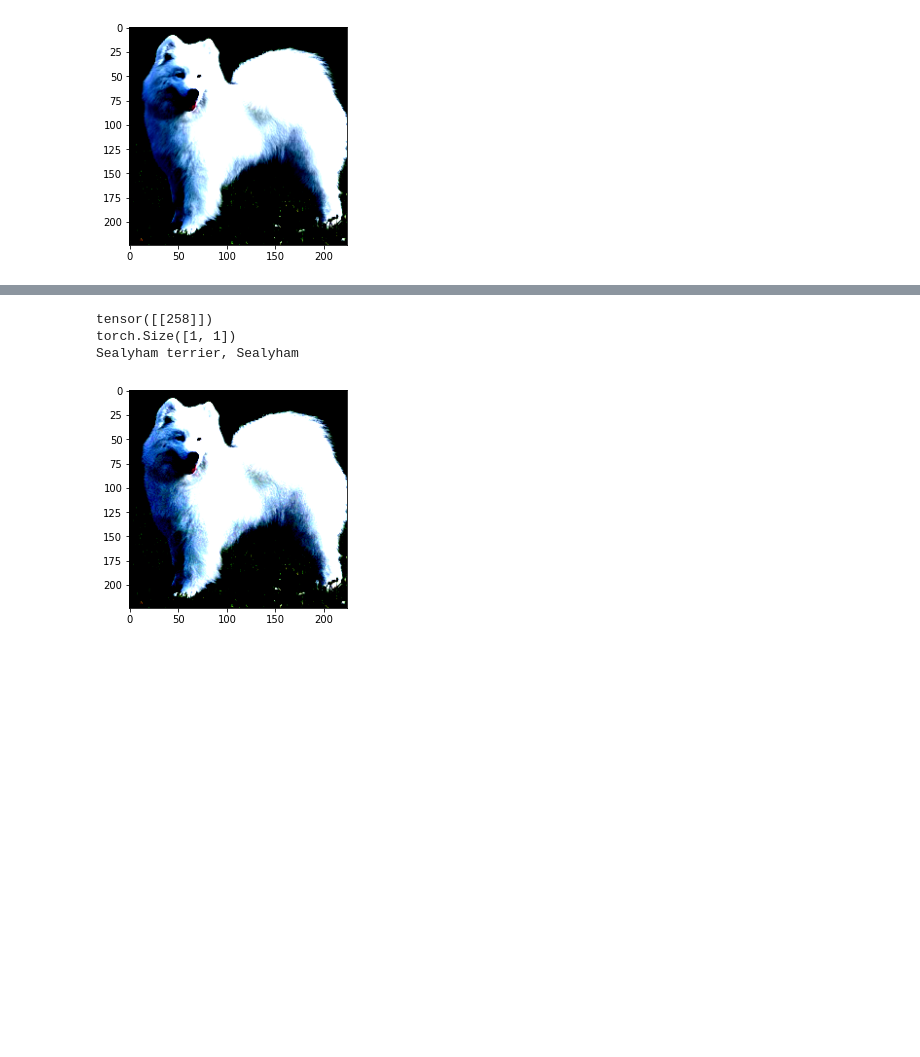
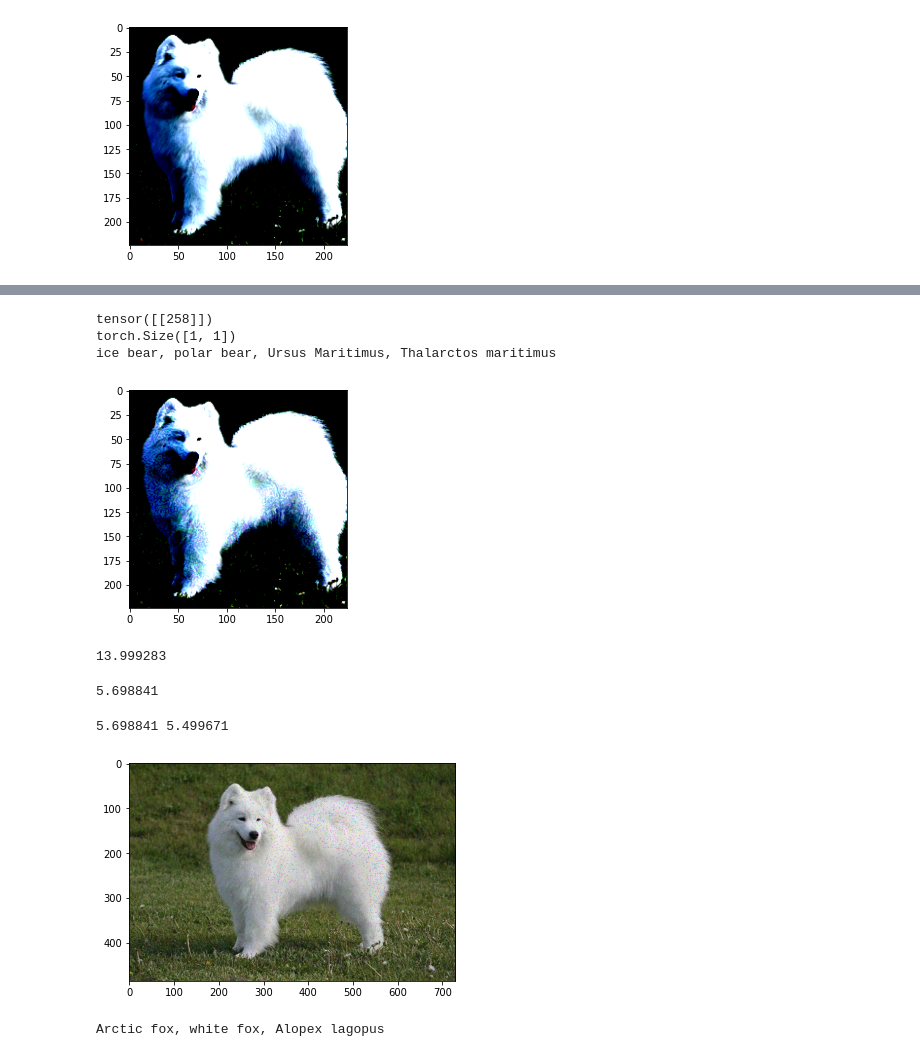
Before and after one commit to DanonOfficial/Adversarial_Attacks_project, a Jupyter notebook: AdvAttack.ipynb, the cells around one changed output, grey strips where cells are left out. Saved outputs shown, nothing was run; the diff lists cells and outputs as text; code cells hidden in the pictures; blank space fills up the shorter version.

Commit message:
added simba attack

```diff
--- a/AdvAttack.ipynb
+++ b/AdvAttack.ipynb
@@ -72,9 +94,9 @@ def fast_gradient_attack(image, correct_prediction_index, epsilon, network_to_at
     new_prediction = network_to_attack(changed_image)
     print(labels[new_prediction.data.numpy().argmax()])
 # %%
-fast_gradient_attack(input_batch, torch.tensor([258]), 0.05, network)
+fast_gradient_attack(input_batch, torch.tensor([258]), 0.1, network)
 # %% [output]
 tensor([[258]])
 torch.Size([1, 1])
-Sealyham terrier, Sealyham
+ice bear, polar bear, Ursus Maritimus, Thalarctos maritimus
 [figure]
@@ -80,0 +118,50 @@ Sealyham terrier, Sealyham
+# %%
+probabilty_of_class(input_image, 258, network)
+# %% [output]
+13.999283
+# %%
+from tqdm import tqdm
+
+def simba_attack(image, correct_prediction_index, epsilon, network_to_attack, iteration_count = 1000):
+    to_tensor = transforms.ToTensor()
+    to_image = transforms.ToPILImage()
+    result = to_tensor(image)
+    size = result.shape[0] * result.shape[1] * result.shape[2]
+    perm = torch.randperm(size)
+    prev_prob = probabilty_of_class(to_image(result).convert('RGB'), correct_prediction_index, network_to_attack)
+    start_prob = prev_prob
+    print(prev_prob)
+    for i in tqdm(range(iteration_count)):
+        to_add = torch.zeros(size)
+        to_add[perm[i]] = epsilon
+        to_add = to_add.view(result.size()).clamp(0, 1)
+        new_prob = probabilty_of_class(to_image(result + to_add).convert('RGB'), correct_prediction_index, network_to_attack)
+        if(new_prob < prev_prob):
+            result += to_add
+            preb_prob = new_prob
+        else:
+            new_prob = probabilty_of_class(to_image(result - to_add).convert('RGB'), correct_prediction_index, network_to_attack)
+            if(new_prob < prev_prob):
+                result -= to_add
+                prev_prob = new_prob
+    return (to_image(result).convert('RGB'), start_prob, prev_prob)
+# %%
+result = simba_attack(result[0], 258, 0.2, network, 1000)
+# %% [output]
+5.698841
+# %%
+plt.imshow(result[0])
+print(result[1], result[2])
+# %% [output]
+5.698841 5.499671
+[figure, added]
+# %%
+input_tensor = centre_crop(result[0])
+input_batch = input_tensor.unsqueeze(0)
+with torch.no_grad():
+    network.eval()
+    prediction = network(input_batch)
+prediction = prediction.data.numpy().argmax()  # Our prediction will be the index of the class label with the largest value.
+print(labels[prediction])
+# %% [output]
+Arctic fox, white fox, Alopex lagopus
```
Also changed, not shown: parts of 3 cells of this notebook.
